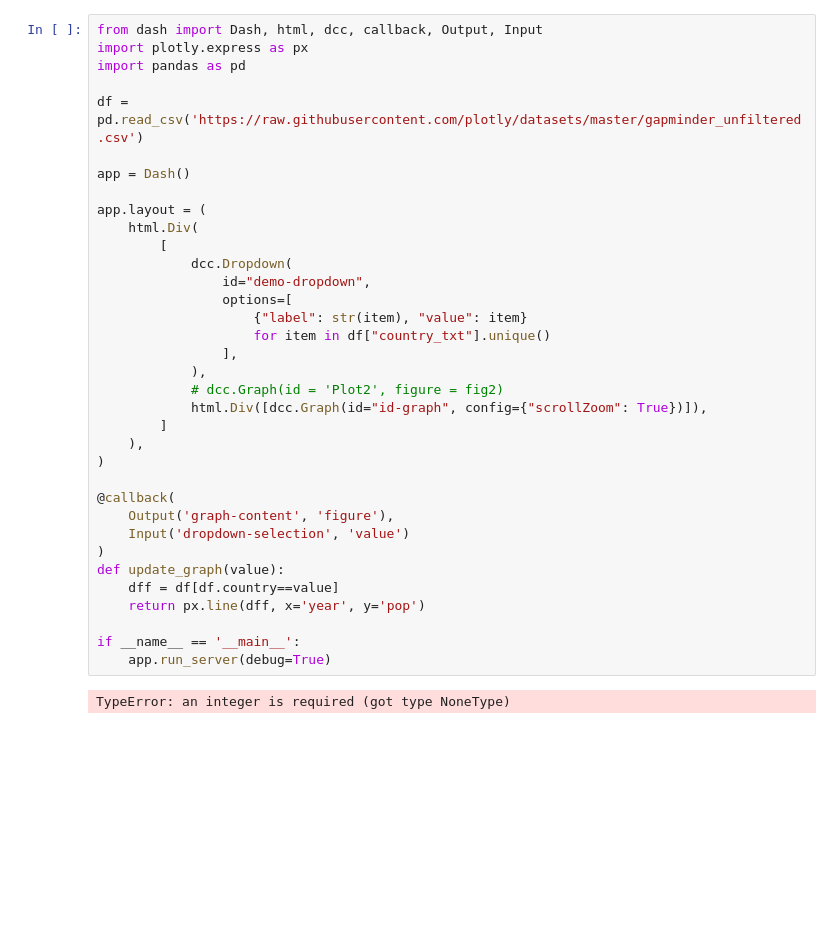
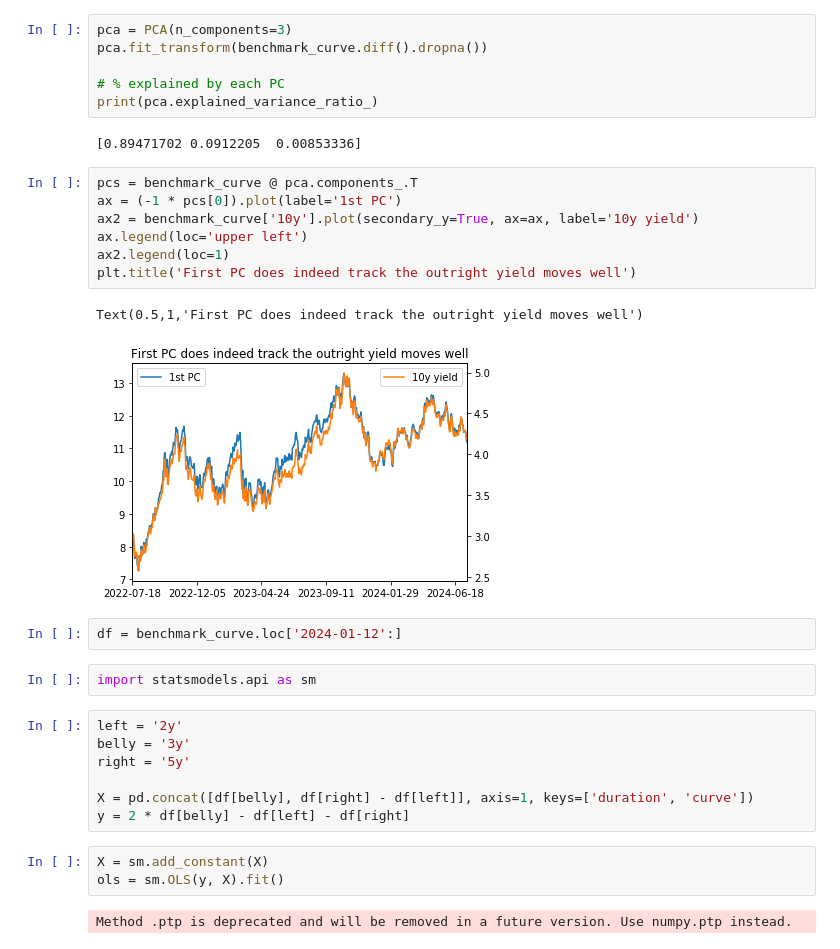
Before and after one commit to haohaom1/butterfly-rv, a Jupyter notebook: regression analysis.ipynb, the cells around one changed output. Cells and saved outputs as stored; diff of their text form; blank space fills up the shorter version.

Commit message:
finished main frontend

```diff
--- a/regression analysis.ipynb
+++ b/regression analysis.ipynb
@@ -42,37 +15,34 @@ ModuleNotFoundError: No module named 'sklearn'
-# %%
-from dash import Dash, html, dcc, callback, Output, Input
-import plotly.express as px
-import pandas as pd
-
-df = pd.read_csv('https://raw.githubusercontent.com/plotly/datasets/master/gapminder_unfiltered.csv')
-
-app = Dash()
-
-app.layout = (
-    html.Div(
-        [
-            dcc.Dropdown(
-                id="demo-dropdown",
-                options=[
-                    {"label": str(item), "value": item}
-                    for item in df["country_txt"].unique()
-                ],
-            ),
-            # dcc.Graph(id = 'Plot2', figure = fig2)
-            html.Div([dcc.Graph(id="id-graph", config={"scrollZoom": True})]),
-        ]
-    ),
-)
-
-@callback(
-    Output('graph-content', 'figure'),
-    Input('dropdown-selection', 'value')
-)
-def update_graph(value):
-    dff = df[df.country==value]
-    return px.line(dff, x='year', y='pop')
-
-if __name__ == '__main__':
-    app.run_server(debug=True)
-# %% [output]
-TypeError: an integer is required (got type NoneType)
+# %%
+pca = PCA(n_components=3)
+pca.fit_transform(benchmark_curve.diff().dropna())
+
+# % explained by each PC
+print(pca.explained_variance_ratio_)
+# %% [output]
+[0.89471702 0.0912205  0.00853336]
+# %%
+pcs = benchmark_curve @ pca.components_.T
+ax = (-1 * pcs[0]).plot(label='1st PC')
+ax2 = benchmark_curve['10y'].plot(secondary_y=True, ax=ax, label='10y yield')
+ax.legend(loc='upper left')
+ax2.legend(loc=1)
+plt.title('First PC does indeed track the outright yield moves well')
+# %% [output]
+Text(0.5,1,'First PC does indeed track the outright yield moves well')
+[figure, added]
+# %%
+df = benchmark_curve.loc['2024-01-12':]
+# %%
+import statsmodels.api as sm
+# %%
+left = '2y'
+belly = '3y'
+right = '5y'
+
+X = pd.concat([df[belly], df[right] - df[left]], axis=1, keys=['duration', 'curve'])
+y = 2 * df[belly] - df[left] - df[right]
+# %%
+X = sm.add_constant(X)
+ols = sm.OLS(y, X).fit()
+# %% [output]
+Method .ptp is deprecated and will be removed in a future version. Use numpy.ptp instead.
```
Also changed, not shown: parts of 29 cells of this notebook, 1 other file.
